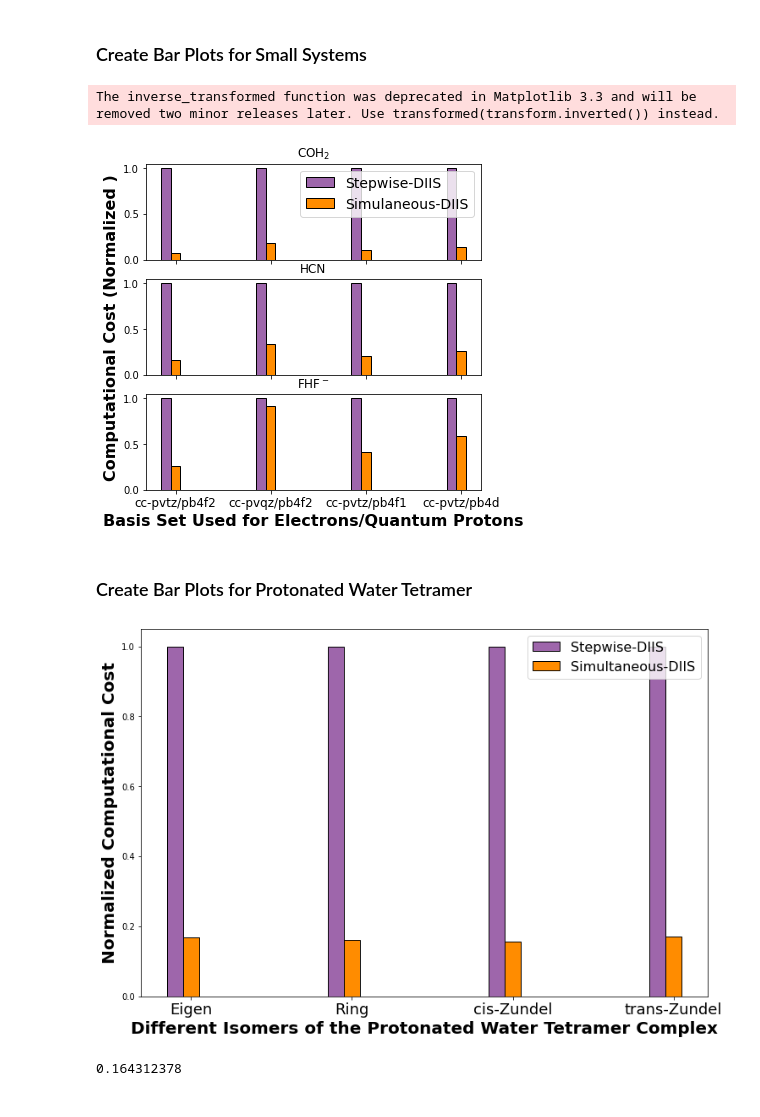
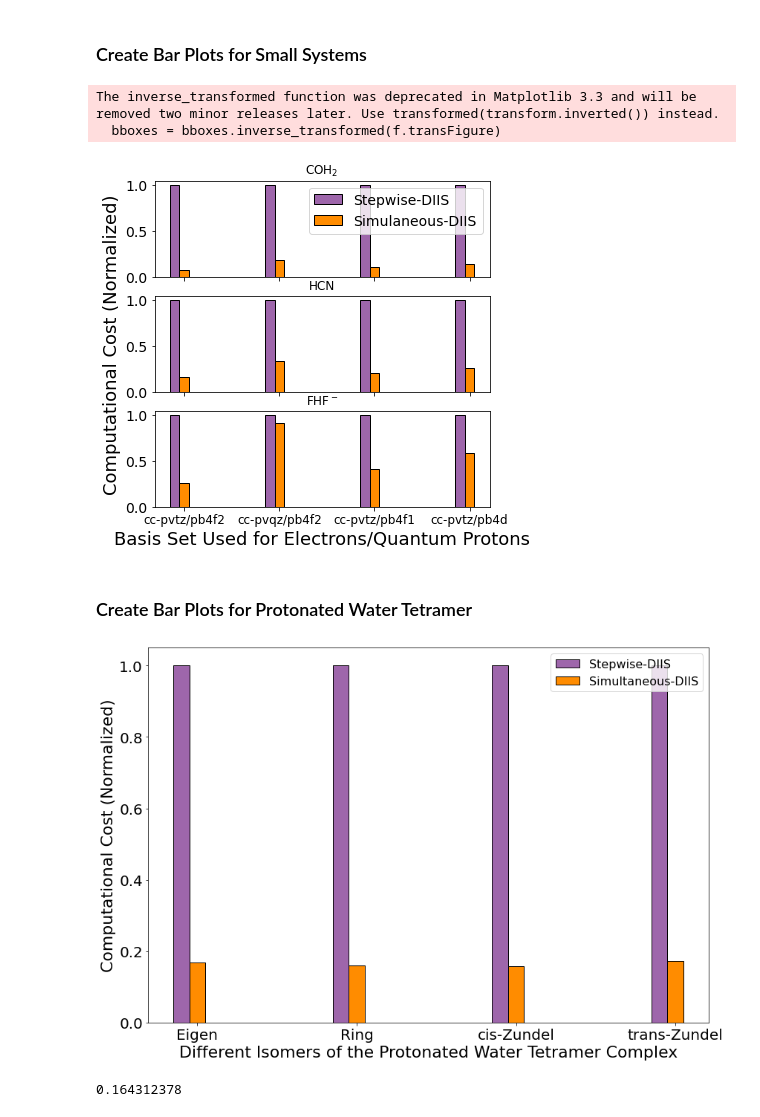
Before and after one commit to aodongliu/NEO-SCF-2ndYearExam, a Jupyter notebook: bar_plot_compcost-Copy1.ipynb, the cells around one changed output. Drawn from its saved outputs; the diff is of its cells as text; code cells hidden in the pictures.

Commit message:
Changed plotting scripts to plot figures for the paper

```diff
--- a/bar_plot_compcost-Copy1.ipynb
+++ b/bar_plot_compcost-Copy1.ipynb
@@ -30,7 +30,7 @@ def set_shared_ylabel(a, ylabel, labelpad = 0.01):
     tick_label_left = x0
 
     # set position of label
-    a[-1].set_ylabel(ylabel,fontsize=16,fontweight='bold')
+    a[-1].set_ylabel(ylabel,fontsize=18)
     a[-1].yaxis.set_label_coords(tick_label_left - labelpad,(bottom + top)/2, transform=f.transFigure)
 # %% [markdown]
 ### Create Bar Plots for Small Systems
@@ -69,44 +69,47 @@ ax1.bar(br1, coh2_stw_diis, color ='#9e66ab', width = barWidth,
 ax1.bar(br3, coh2_simul_diis, color ='darkorange', width = barWidth,
         edgecolor ='black', label ='Simulaneous-DIIS')
 ax1.legend(loc='upper right', fontsize=14)
+ax1.tick_params(axis='y', labelsize=14)
 # ax1.set_xticks([r + barWidth for r in range(len(coh2_simul_diis))])
 # ax1.set_xticklabels(['cc-pvtz/pb4f2', 'cc-pvqz/pb4f2', 'cc-pvtz/pb4f1', 'cc-pvtz/pb4d'],fontsize=8)
 
 
 
 ax2.bar(br1, hcn_stw_diis, color ='#9e66ab', width = barWidth,
         edgecolor ='black', label ='STW-DIIS')
 ax2.bar(br3, hcn_simul_diis, color ='darkorange', width = barWidth,
         edgecolor ='black', label ='Simul-DIIS')
-
+ax2.tick_params(axis='y', labelsize=14)
 # ax2.set_xticks([r + barWidth for r in range(len(coh2_simul_diis))])
 # ax2.set_xticklabels(['cc-pvtz/pb4f2', 'cc-pvqz/pb4f2', 'cc-pvtz/pb4f1', 'cc-pvtz/pb4d'],fontsize=8)
 
 
 
 ax3.bar(br1, fhf_stw_diis, color ='#9e66ab', width = barWidth,
         edgecolor ='black', label ='Stepwise-DIIS')
 ax3.bar(br3, fhf_simul_diis, color ='darkorange', width = barWidth,
         edgecolor ='black', label ='Simultaneous-DIIS')
 
 ax3.set_xticks([r + barWidth for r in range(len(coh2_simul_diis))])
 ax3.set_xticklabels(['cc-pvtz/pb4f2', 'cc-pvqz/pb4f2', 'cc-pvtz/pb4f1', 'cc-pvtz/pb4d'],fontsize=12)
 #ax3.set_yticks(np.arange(0, max(fhf_simul_nodiis)+1, 2))
+ax3.tick_params(axis='y', labelsize=14)
 
 ax1.title.set_text('COH$_2$')
 ax2.title.set_text('HCN')
 ax3.title.set_text('FHF$^-$')
 
 
-plt.xlabel("Basis Set Used for Electrons/Quantum Protons",fontsize=16,fontweight='bold')
-set_shared_ylabel((ax1, ax2, ax3), 'Computational Cost (Normalized )')
+plt.xlabel("Basis Set Used for Electrons/Quantum Protons",fontsize=18)
+set_shared_ylabel((ax1, ax2, ax3), 'Computational Cost (Normalized)')
+plt.tight_layout()
 
-
-plt.savefig('small_system_2AlgvsCompCost.pdf',dpi=1200)
+plt.savefig('small_system_2AlgvsCompCost.pdf',dpi=2400)
 plt.show()
 # %% [output]
 The inverse_transformed function was deprecated in Matplotlib 3.3 and will be removed two minor releases later. Use transformed(transform.inverted()) instead.
+  bboxes = bboxes.inverse_transformed(f.transFigure)
-[figure, old version]
+[figure, new version]
 # %% [markdown]
 ### Create Bar Plots for Protonated Water Tetramer
 # %%
@@ -138,16 +141,18 @@ plt.bar(br3, TetraH2O_simul_diis, color ='darkorange', width = barWidth,
 plt.xlabel('Basis Sets')
 plt.ylabel('# of Fock Builds')
 plt.xticks([r + barWidth for r in range(len(TetraH2O_simul_diis))],
-        ['Eigen', 'Ring', 'cis-Zundel', 'trans-Zundel'],fontsize=18)
+        ['Eigen', 'Ring', 'cis-Zundel', 'trans-Zundel'],fontsize=20)
 
 plt.legend(loc='upper right',fontsize=16)
-plt.xlabel("Different Isomers of the Protonated Water Tetramer Complex",fontsize=20,fontweight='bold')
-plt.ylabel("Normalized Computational Cost",fontsize=20,fontweight='bold')
+plt.xlabel("Different Isomers of the Protonated Water Tetramer Complex",fontsize=22)
+plt.ylabel("Computational Cost (Normalized)",fontsize=22)
+plt.yticks(fontsize=20)
+plt.tight_layout()
 
-plt.savefig('4H2O_2AlgvsCompCost.pdf',dpi=1200)
+plt.savefig('4H2O_2AlgvsCompCost.pdf',dpi=2400)
 plt.show()
 # %% [output]
-[figure, old version]
+[figure, new version]
 # %%
 # Average Saving for the 4H2O+
 np.average(TetraH2O_simul_diis)
```
Also changed, not shown: 9 other files.
